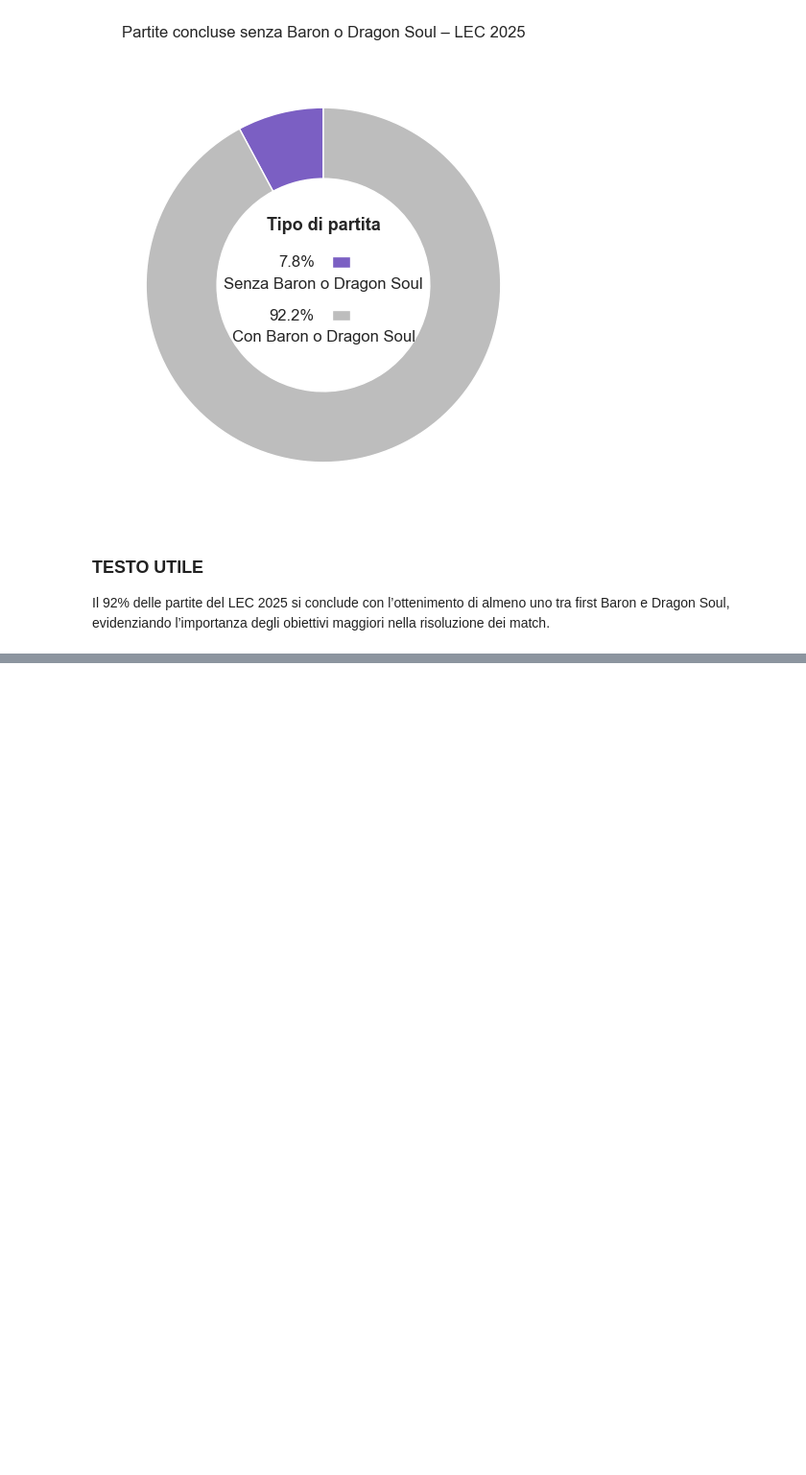
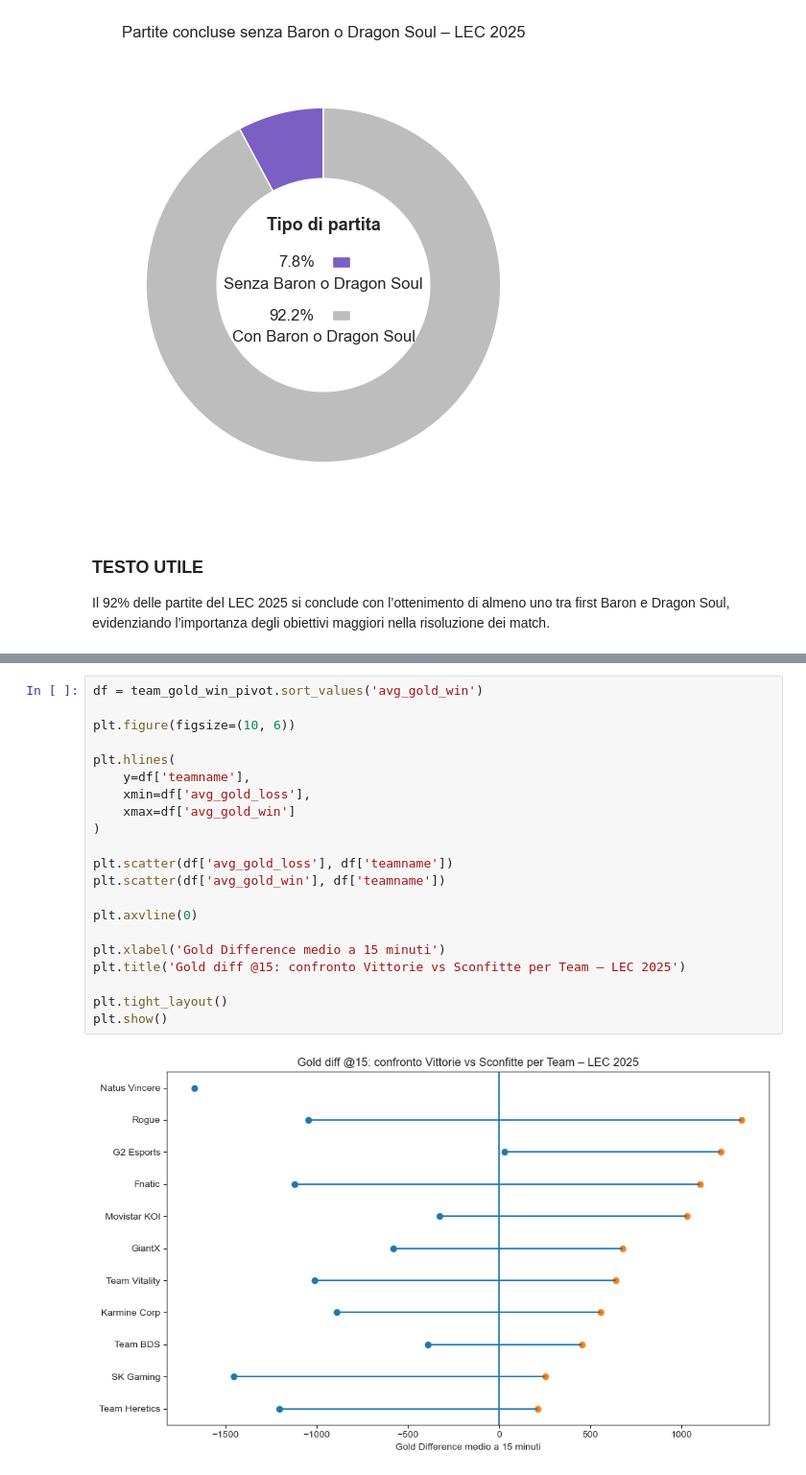
Before and after one commit to AnalystEca/G2-project-analysis, a Jupyter notebook: G2_analisi.ipynb, the cells around one changed output, grey strips where cells are left out. Shown at 96% size. Saved outputs shown, nothing was run; the diff lists cells and outputs as text; blank space fills up the shorter version.

```diff
--- a/G2_analisi.ipynb
+++ b/G2_analisi.ipynb
@@ -794,0 +936,23 @@ Il 92% delle partite del LEC 2025 si conclude con l’ottenimento di almeno uno
+# %%
+df = team_gold_win_pivot.sort_values('avg_gold_win')
+
+plt.figure(figsize=(10, 6))
+
+plt.hlines(
+    y=df['teamname'],
+    xmin=df['avg_gold_loss'],
+    xmax=df['avg_gold_win']
+)
+
+plt.scatter(df['avg_gold_loss'], df['teamname'])
+plt.scatter(df['avg_gold_win'], df['teamname'])
+
+plt.axvline(0)
+
+plt.xlabel('Gold Difference medio a 15 minuti')
+plt.title('Gold diff @15: confronto Vittorie vs Sconfitte per Team – LEC 2025')
+
+plt.tight_layout()
+plt.show()
+# %% [output]
+[figure, added]
```
Also changed, not shown: parts of 8 cells of this notebook, 1 other file.
